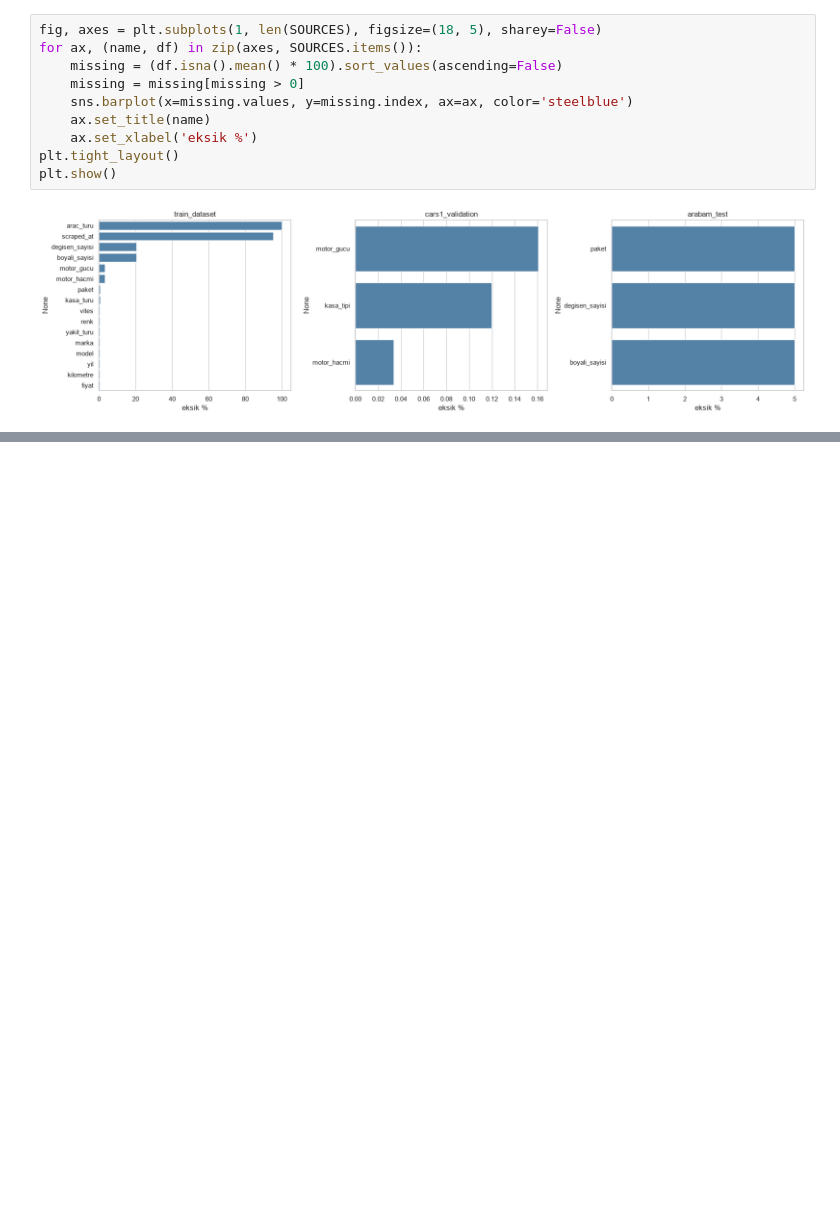
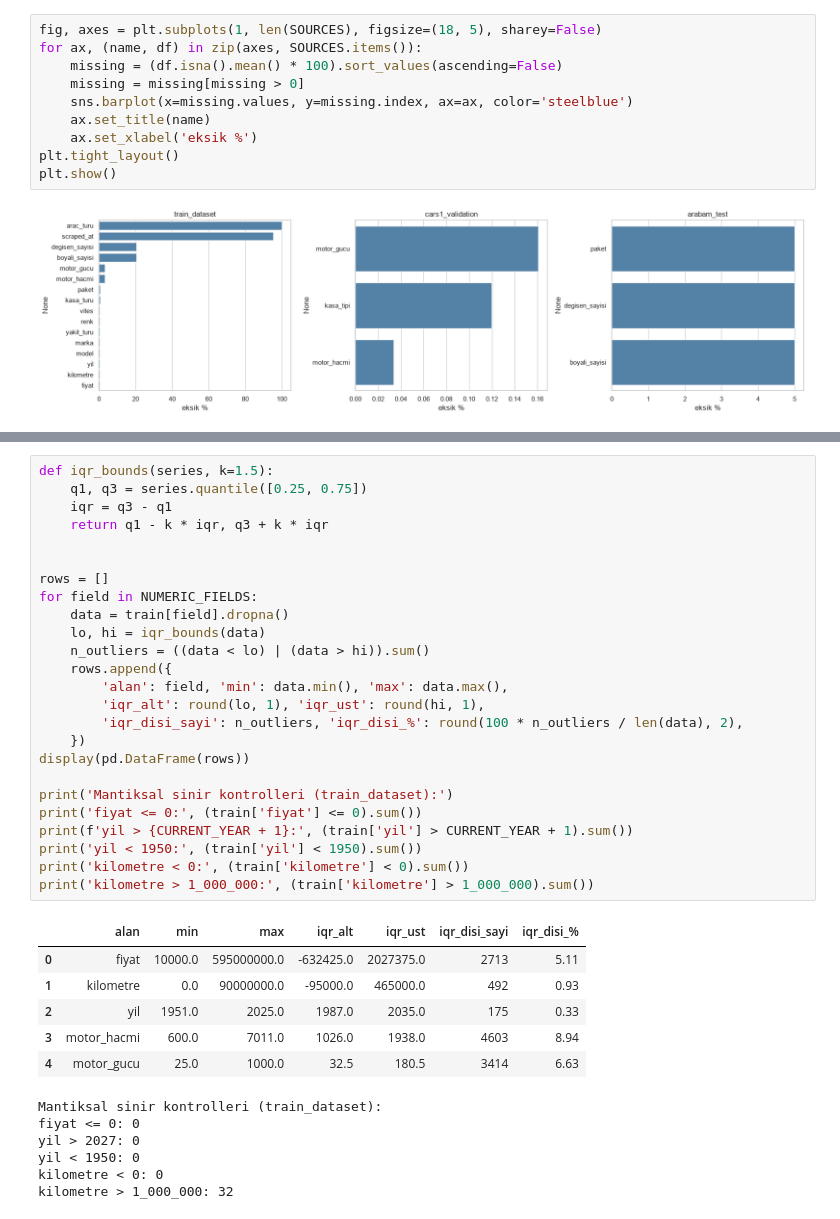
Before and after one commit to Mustafa-Aydin69/OtoMetrik, a Jupyter notebook: ai-model/notebooks/eda_and_preprocessing.ipynb, the cells around one changed output, grey strips where cells are left out. Drawn from its saved outputs; the diff is of its cells as text; blank space fills up the shorter version.

```diff
--- a/ai-model/notebooks/eda_and_preprocessing.ipynb
+++ b/ai-model/notebooks/eda_and_preprocessing.ipynb
@@ -145,0 +168,38 @@ plt.show()
+# %%
+def iqr_bounds(series, k=1.5):
+    q1, q3 = series.quantile([0.25, 0.75])
+    iqr = q3 - q1
+    return q1 - k * iqr, q3 + k * iqr
+
+
+rows = []
+for field in NUMERIC_FIELDS:
+    data = train[field].dropna()
+    lo, hi = iqr_bounds(data)
+    n_outliers = ((data < lo) | (data > hi)).sum()
+    rows.append({
+        'alan': field, 'min': data.min(), 'max': data.max(),
+        'iqr_alt': round(lo, 1), 'iqr_ust': round(hi, 1),
+        'iqr_disi_sayi': n_outliers, 'iqr_disi_%': round(100 * n_outliers / len(data), 2),
+    })
+display(pd.DataFrame(rows))
+
+print('Mantiksal sinir kontrolleri (train_dataset):')
+print('fiyat <= 0:', (train['fiyat'] <= 0).sum())
+print(f'yil > {CURRENT_YEAR + 1}:', (train['yil'] > CURRENT_YEAR + 1).sum())
+print('yil < 1950:', (train['yil'] < 1950).sum())
+print('kilometre < 0:', (train['kilometre'] < 0).sum())
+print('kilometre > 1_000_000:', (train['kilometre'] > 1_000_000).sum())
+# %% [output]
+|  | alan | min | max | iqr_alt | iqr_ust | iqr_disi_sayi | iqr_disi_% |
+| 0 | fiyat | 10000.0 | 595000000.0 | -632425.0 | 2027375.0 | 2713 | 5.11 |
+| 1 | kilometre | 0.0 | 90000000.0 | -95000.0 | 465000.0 | 492 | 0.93 |
+| 2 | yil | 1951.0 | 2025.0 | 1987.0 | 2035.0 | 175 | 0.33 |
+| 3 | motor_hacmi | 600.0 | 7011.0 | 1026.0 | 1938.0 | 4603 | 8.94 |
+| 4 | motor_gucu | 25.0 | 1000.0 | 32.5 | 180.5 | 3414 | 6.63 |
+Mantiksal sinir kontrolleri (train_dataset):
+fiyat <= 0: 0
+yil > 2027: 0
+yil < 1950: 0
+kilometre < 0: 0
+kilometre > 1_000_000: 32
```
Also changed, not shown: parts of 3 cells of this notebook, 1 other file.
